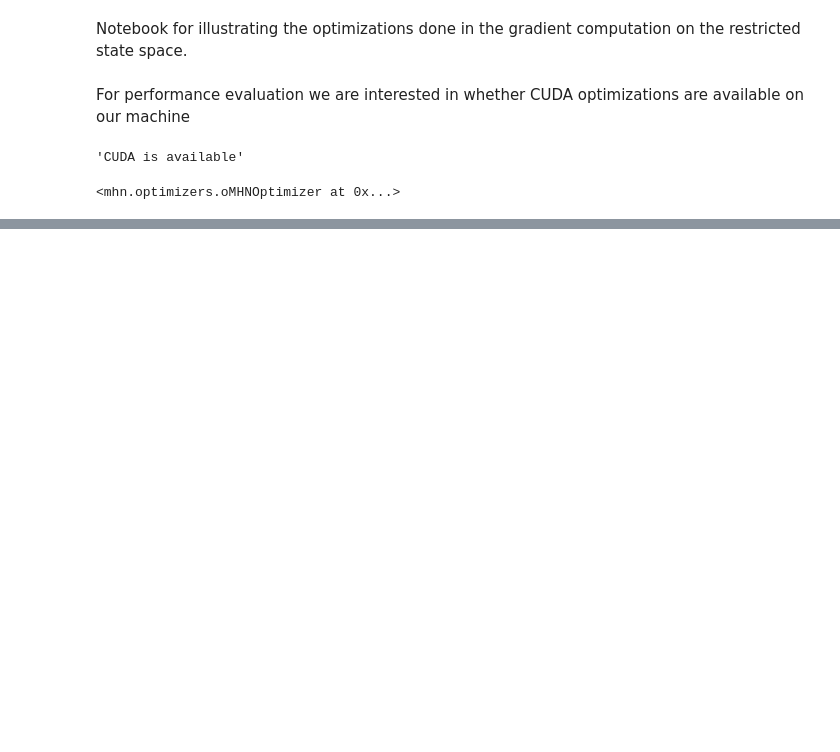
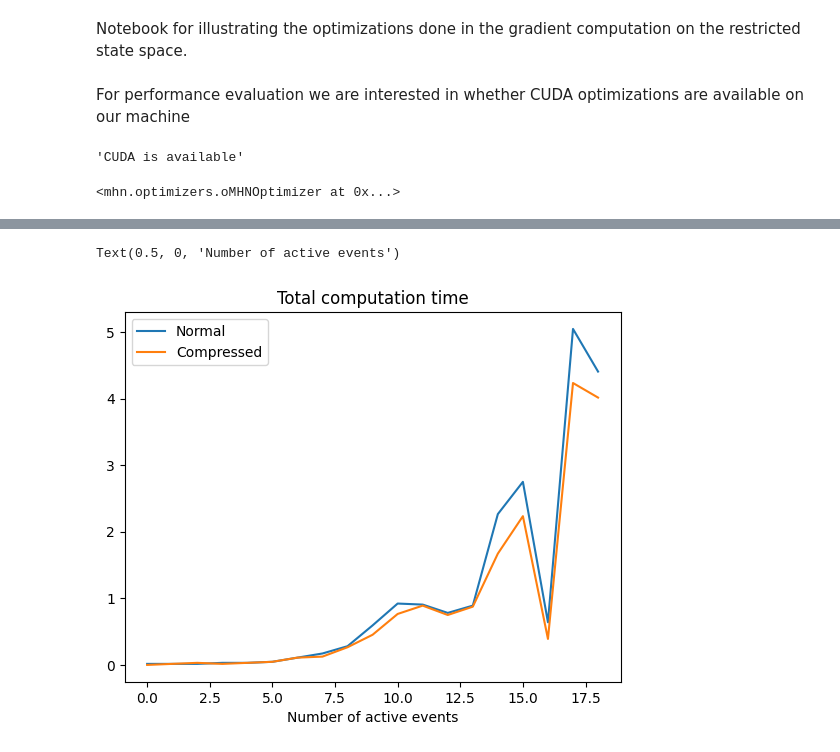
Before and after one commit to MichaelBonart/LearnMHN_TestRepo, a Jupyter notebook: demo/demo-optimizations.ipynb, the cells around one changed output, grey strips where cells are left out. Drawn from its saved outputs; the diff is of its cells as text; code cells hidden in the pictures; blank space fills up the shorter version.

```diff
--- a/demo/demo-optimizations.ipynb
+++ b/demo/demo-optimizations.ipynb
@@ -89,0 +139,9 @@ plt.show()
+# %%
+plt.plot(act_events_comp_times_nocompr, label="Normal")
+plt.plot(act_events_comp_times_compr, label="Compressed")
+plt.legend()
+plt.title("Total computation time")
+plt.xlabel("Number of active events")
+# %% [output]
+Text(0.5, 0, 'Number of active events')
+[figure, added]
```
Also changed, not shown: parts of 17 cells of this notebook.
